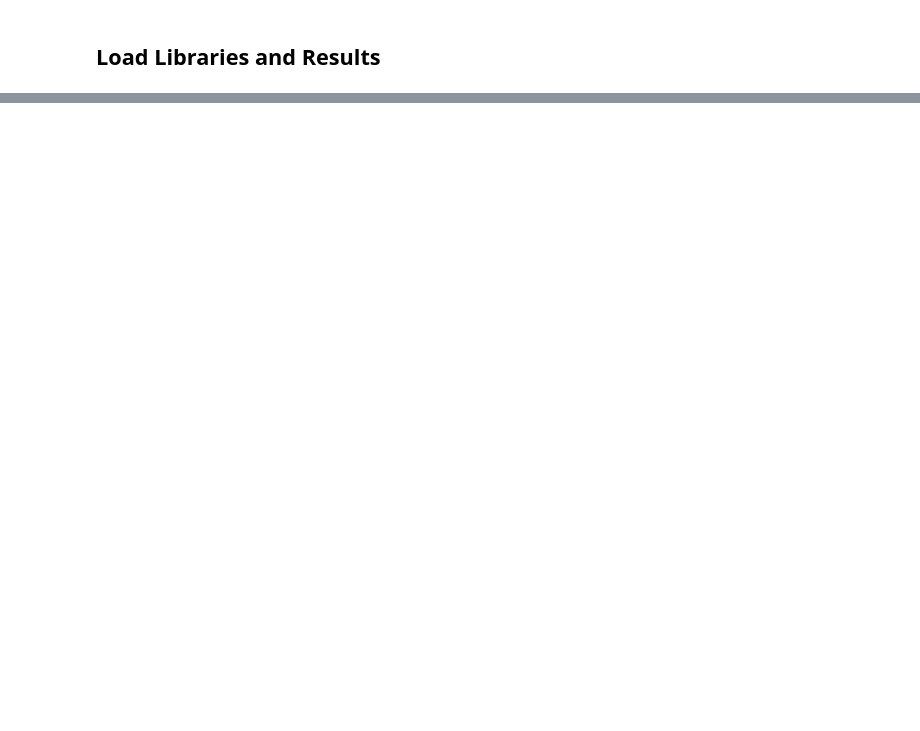
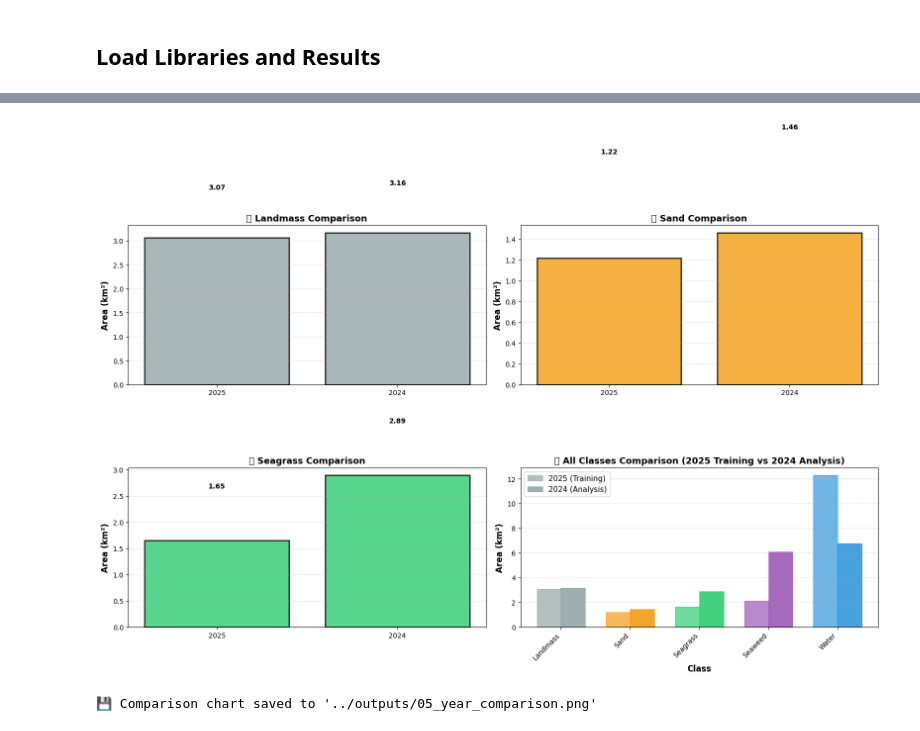
Before and after one commit to kuroi17/CoastalAssesment, a Jupyter notebook: notebooks/05_visualization_reports.ipynb, the cells around one changed output, grey strips where cells are left out. Drawn from its saved outputs; the diff is of its cells as text; code cells hidden in the pictures; blank space fills up the shorter version.

Commit message:
notebook5

```diff
--- a/notebooks/05_visualization_reports.ipynb
+++ b/notebooks/05_visualization_reports.ipynb
@@ -33,23 +33,18 @@ Compare coastal changes across multiple years and generate evidence-based report
 # %% [markdown]
 ## Load Libraries and Results
 # %%
-## Load Libraries and Results
-
 import numpy as np
 import pandas as pd
 import matplotlib.pyplot as plt
 import json
 import rasterio
 
-# Load metadata and area report from previous notebook
-print("📂 Loading prediction results...")
-with open('outputs/model_metadata.json') as f:
+# Load metadata from 2025 training
+print("📂 Loading model metadata...")
+with open('../models/model_metadata.json') as f:
     metadata = json.load(f)
 
-# Load the area report generated in notebook 04
-area_df = pd.read_csv('final_area_report.csv')
-
-print("✅ Results loaded!")
-print(f"\nCurrent Area Distribution:")
-print(area_df.to_string(index=False))
+print(f"✅ Model loaded from 2025 training")
+print(f"   • Test Accuracy: {metadata['test_accuracy']*100:.2f}%")
+print(f"   • Classes: {metadata['classes']}")
 # %% [output]
@@ -216,0 +218,62 @@ print("📌 Return to 00_overview.ipynb to restart or review workflow")
+# %%
+# Create visualizations
+fig, axes = plt.subplots(2, 2, figsize=(16, 12))
+axes = axes.flatten()
+
+# Color mapping for consistency
+color_map = {
+    'Seagrass': '#2ecc71',
+    'Water': '#3498db',
+    'Sand': '#f39c12',
+    'Seaweed': '#9b59b6',
+    'Landmass': '#95a5a6'
+}
+
+# Plot 1-3: Individual class trends
+for idx, class_name in enumerate(list(all_classes)[:3]):
+    color = color_map.get(class_name, f'C{idx}')
+    values = [area_2025_dict.get(class_name, 0), area_2024_dict.get(class_name, 0)]
+    years = ['2025', '2024']
+
+    axes[idx].bar(years, values, color=color, alpha=0.8, edgecolor='black', linewidth=2)
+    axes[idx].set_ylabel('Area (km²)', fontsize=12, fontweight='bold')
+    axes[idx].set_title(f'📊 {class_name} Comparison', fontsize=13, fontweight='bold')
+    axes[idx].grid(True, alpha=0.3, axis='y')
+
+    # Add value labels on bars
+    for i, v in enumerate(values):
+        axes[idx].text(i, v + 1, f'{v:.2f}', ha='center', fontweight='bold')
+
+# Plot 4: All classes comparison as grouped bars
+ax_all = axes[3]
+x = np.arange(len(all_classes))
+width = 0.35
+
+values_2025 = [area_2025_dict.get(c, 0) for c in all_classes]
+values_2024 = [area_2024_dict.get(c, 0) for c in all_classes]
+
+bars1 = ax_all.bar(x - width/2, values_2025, width, label='2025 (Training)', alpha=0.7, edgecolor='black')
+bars2 = ax_all.bar(x + width/2, values_2024, width, label='2024 (Analysis)', alpha=0.9, edgecolor='black')
+
+# Color the bars according to class
+for bar, cls in zip(bars1, all_classes):
+    bar.set_color(color_map.get(cls, 'C0'))
+for bar, cls in zip(bars2, all_classes):
+    bar.set_color(color_map.get(cls, 'C0'))
+
+ax_all.set_xlabel('Class', fontsize=12, fontweight='bold')
+ax_all.set_ylabel('Area (km²)', fontsize=12, fontweight='bold')
+ax_all.set_title('📊 All Classes Comparison (2025 Training vs 2024 Analysis)', fontsize=13, fontweight='bold')
+ax_all.set_xticks(x)
+ax_all.set_xticklabels(all_classes, rotation=45, ha='right')
+ax_all.legend(fontsize=11, loc='upper left')
+ax_all.grid(True, alpha=0.3, axis='y')
+
+plt.tight_layout()
+plt.savefig('../outputs/05_year_comparison.png', dpi=300, bbox_inches='tight')
+plt.show()
+
+print("\n💾 Comparison chart saved to '../outputs/05_year_comparison.png'")
+# %% [output]
+[figure, added]
+💾 Comparison chart saved to '../outputs/05_year_comparison.png'
```
Also changed, not shown: parts of 10 cells of this notebook.
